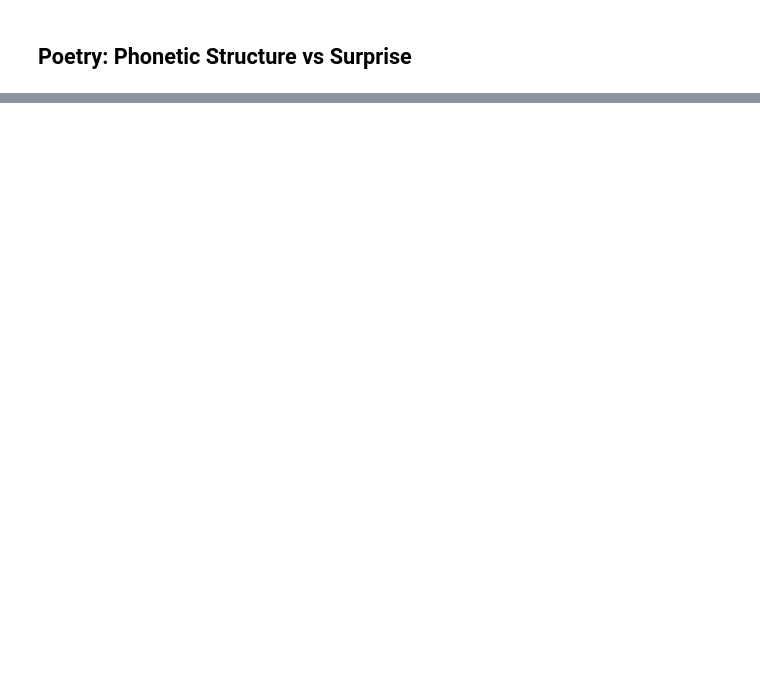
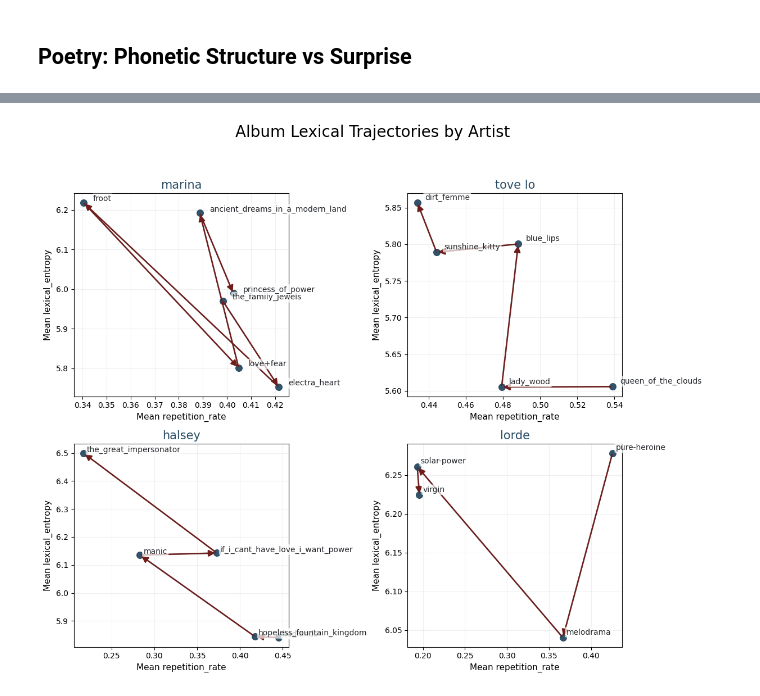
Before and after one commit to mahlidol/music_analysis, a Jupyter notebook: CMOR-438/notebooks/02_structure_surprise.ipynb, the cells around one changed output, grey strips where cells are left out. Drawn from its saved outputs; the diff is of its cells as text; code cells hidden in the pictures; blank space fills up the shorter version.

```diff
--- a/CMOR-438/notebooks/02_structure_surprise.ipynb
+++ b/CMOR-438/notebooks/02_structure_surprise.ipynb
@@ -650,0 +437,94 @@ plot_structure_vs_stance(dfz, "nfr", x="lexical_entropy", y="first_person_rate")
+# %%
+import pandas as pd
+import matplotlib.pyplot as plt
+
+def plot_all_artist_album_trajectories(
+    df,
+    artists=None,
+    x="repetition_rate",
+    y="lexical_entropy",
+    album_col="album",
+    year_col="year",
+    artist_col="artist_group",
+    label_col="album",
+    show_arrows=True,
+    annotate=True,
+    ncols=2,
+    figsize=(12, 5)
+):
+    if artists is None:
+        artists = sorted(df[artist_col].dropna().unique())
+
+    n = len(artists)
+    nrows = (n + ncols - 1) // ncols
+    fig, axes = plt.subplots(nrows, ncols, figsize=(figsize[0], figsize[1] * nrows), squeeze=False)
+
+    for idx, artist in enumerate(artists):
+        ax = axes[idx // ncols, idx % ncols]
+        dfa = df[df[artist_col] == artist].dropna(subset=[album_col, year_col, x, y]).copy()
+        dfa[year_col] = pd.to_numeric(dfa[year_col], errors="coerce")
+        dfa = dfa.dropna(subset=[year_col])
+
+        album_means = (
+            dfa.groupby([album_col, year_col])[[x, y]]
+                .mean()
+                .reset_index()
+                .sort_values([year_col, album_col])
+        )
+
+        # Album points (bigger, colored)
+        ax.scatter(album_means[x], album_means[y], s=70, alpha=0.95, color="#284b63", zorder=5)
+
+        # Connecting path (faint so arrows stand out)
+        ax.plot(album_means[x].values, album_means[y].values, alpha=0.3, color="#284b63", lw=2, zorder=1)
+
+        # **Arrows**
+        if show_arrows and len(album_means) >= 2:
+            for i in range(len(album_means) - 1):
+                x0, y0 = album_means.iloc[i][x], album_means.iloc[i][y]
+                x1, y1 = album_means.iloc[i+1][x], album_means.iloc[i+1][y]
+
+                ax.annotate(
+                    "",
+                    xy=(x1, y1),
+                    xytext=(x0, y0),
+                    arrowprops=dict(
+                        arrowstyle="-|>",
+                        color="#6f1d1b",
+                        lw=1.8,
+                        mutation_scale=17
+                    ),
+                    zorder=10
+                )
+
+        ax.grid(True, which="both", alpha=0.18)  # alpha controls grid faintness
+
+
+        # **Labels**
+        if annotate:
+            for _, r in album_means.iterrows():
+                ax.text(
+                    r[x] + 0.004, r[y] + 0.004,
+                    f"{r[label_col]}",
+                    fontsize=10, color="#24272B",
+                    bbox=dict(facecolor="white", alpha=0.7, edgecolor="none", boxstyle="round,pad=0.17"),
+                    zorder=20
+                )
+
+        ax.set_title(artist, fontsize=15, color="#284b63")
+        ax.set_xlabel(f"Mean {x}", fontsize=11)
+        ax.set_ylabel(f"Mean {y}", fontsize=11)
+
+    for j in range(idx + 1, nrows * ncols):
+        fig.delaxes(axes[j // ncols, j % ncols])
+
+    plt.suptitle("Album Lexical Trajectories by Artist", fontsize=20, y=1.02)
+    plt.tight_layout(rect=[0, 0.03, 1, 0.98])
+    plt.show()
+
+
+# Usage:
+plot_all_artist_album_trajectories(df, artists=["marina", "tove lo", 'halsey', 'lorde'])
+# If you omit 'artists', it will plot for all artist_groups in the DataFrame.
+# %% [output]
+[figure, added]
```
Also changed, not shown: parts of 29 cells of this notebook, 1 other file.
